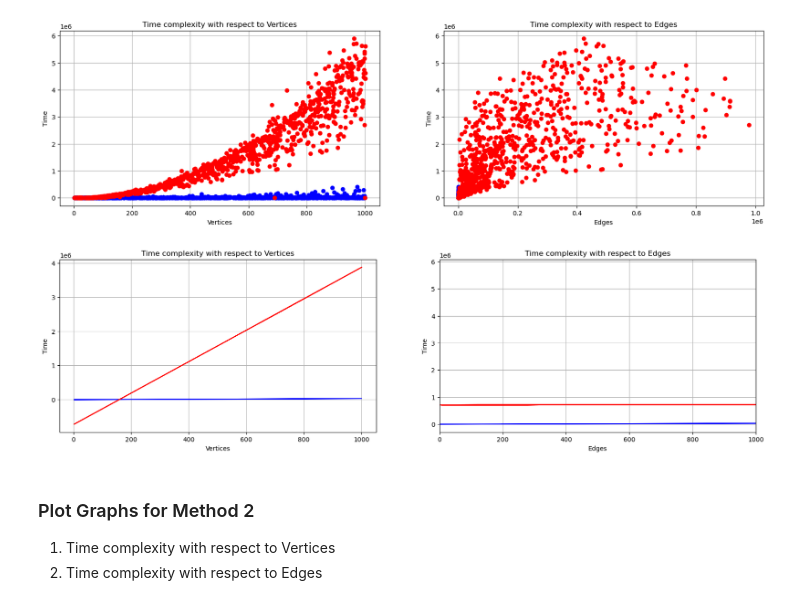
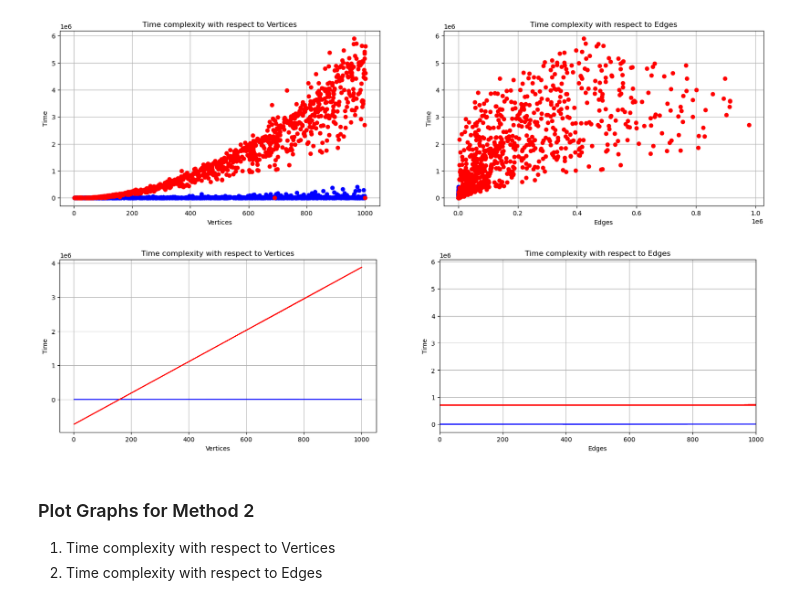
Before and after one commit to ChoWei0310/SC2001-Algorithm-Design, a Jupyter notebook: Lab2/SC2001_ExampleClass_2.ipynb, the cells around one changed output. Cells and saved outputs as stored; diff of their text form; code cells hidden in the pictures.

```diff
--- a/Lab2/SC2001_ExampleClass_2.ipynb
+++ b/Lab2/SC2001_ExampleClass_2.ipynb
@@ -172,3 +172,41 @@ plt.legend()
 plt.show()
 # %% [output]
 [figure]
+# %%
+def remove_outliers(df, column_name):
+    Q1 = np.percentile(df[column_name],25)
+    Q3 = np.percentile(df[column_name],75)
+    IQR = Q3-Q1
+    lower_bound = Q1 - 1.5*IQR
+    upper_bound = Q3 + 1.5*IQR
+    return df[(df[column_name]>=lower_bound)&(df[column_name]<= upper_bound)]
+# %%
+method1_df_SPARSE_filtered = remove_outliers(method1_df_SPARSE,'Time Array (Method 1)')
+
+sparse_fit_vertices1 = np.polyfit(method1_df_SPARSE_filtered['Vertices'], method1_df_SPARSE_filtered['Time Array (Method 1)'], 1)
+sparse_fit_edges1 = np.polyfit(method1_df_SPARSE_filtered['Edges'], method1_df_SPARSE_filtered['Time Array (Method 1)'], 1)
+
+# Define the fitted line equations
+sparse_line_vertices1 = np.polyval(sparse_fit_vertices1, method1_df_SPARSE_filtered['Vertices'])
+sparse_line_edges1 = np.polyval(sparse_fit_edges1, method1_df_SPARSE_filtered['Edges'])
+
+fig, ax = plt.subplots(1,2, figsize=(20, 5))
+
+# Plot for Vertices
+ax[0].plot(method1_df_SPARSE_filtered['Vertices'], method1_df_SPARSE_filtered['Time Array (Method 1)'], 'o', color='b', label='Sparse')
+ax[0].plot(method1_df_SPARSE_filtered['Vertices'], sparse_line_vertices1, '-', color='r', label='Sparse Fit')
+ax[0].set_title('Time complexity with respect to Vertices')
+ax[0].set_xlabel('Vertices')
+ax[0].set_ylabel('Time')
+ax[0].grid(True)
+
+# Plot for Edges
+ax[1].plot(method1_df_SPARSE_filtered['Edges'], method1_df_SPARSE_filtered['Time Array (Method 1)'], 'o', color='b', label='Sparse')
+ax[1].plot(method1_df_SPARSE_filtered['Edges'], sparse_line_edges1, '-', color='r', label='Sparse Fit')
+ax[1].set_title('Time complexity with respect to Edges')
+ax[1].set_xlabel('Edges')
+ax[1].set_ylabel('Time')
+ax[1].grid(True)
+
+plt.legend()
+plt.show()
@@ -249,25 +289,25 @@ plt.show()
 # %%
 fig, ax = plt.subplots(1,2, figsize=(20, 5))
 
-ax[0].plot(method1_df_SPARSE['Vertices'], sparse_line_vertices1, '-', color='b', label='Sparse Fit')
+ax[0].plot(method1_df_SPARSE_filtered['Vertices'], sparse_line_vertices1, '-', color='b', label='Sparse Fit')
 ax[0].plot(method1_df_dense['Vertices'], dense_line_vertices1, '-', color='r', label='Dense Fit')
 ax[0].set_title(f'Time complexity with respect to Vertices')
 ax[0].set_xlabel('Vertices')
 ax[0].set_ylabel('Time')
 ax[0].grid(True)
 
-ax[1].plot(method1_df_SPARSE['Edges'], sparse_line_edges1, '-', color='b', label='Sparse Fit')
+ax[1].plot(method1_df_SPARSE_filtered['Edges'], sparse_line_edges1, '-', color='b', label='Sparse Fit')
 ax[1].plot(method1_df_dense['Edges'], dense_line_edges1, '-', color='r', label='Dense Fit')
 ax[1].set_title(f'Time complexity with respect to Edges')
 ax[1].set_xlabel('Edges')
 ax[1].set_ylabel('Time')
 ax[1].grid(True)
 
 #set x range to see differences in Edges graph
 plt.xlim([0,1000])
 plt.show()
 # %% [output]
-[figure, old version]
+[figure, new version]
 # %% [markdown]
 ### Plot Graphs for Method 2
 1. Time complexity with respect to Vertices
```
Also changed, not shown: parts of 5 cells of this notebook.
